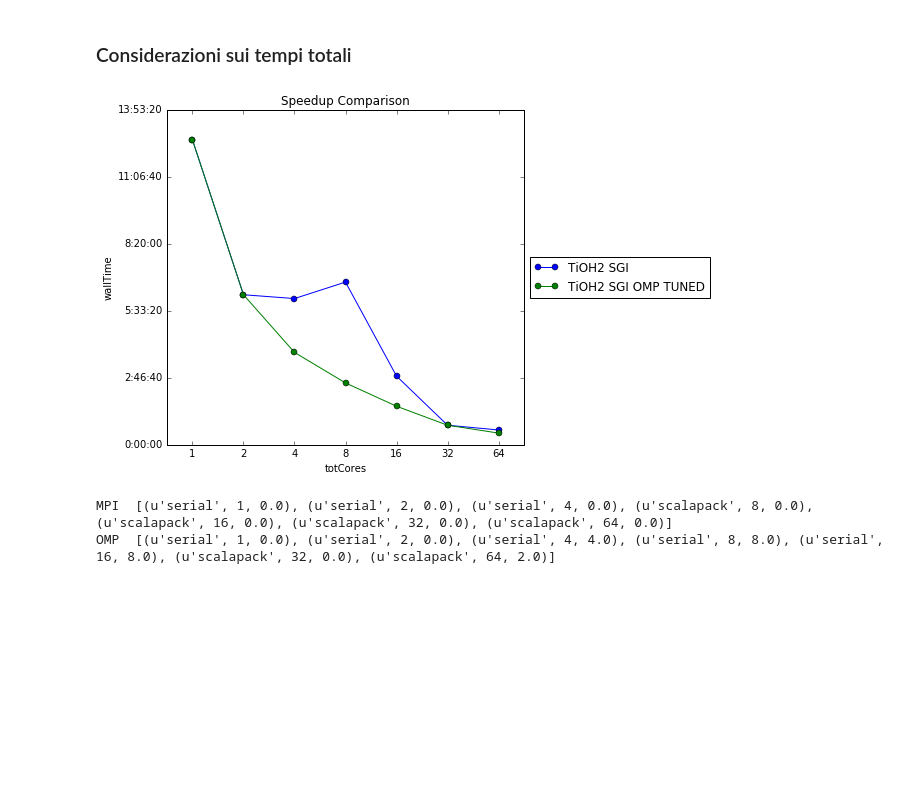
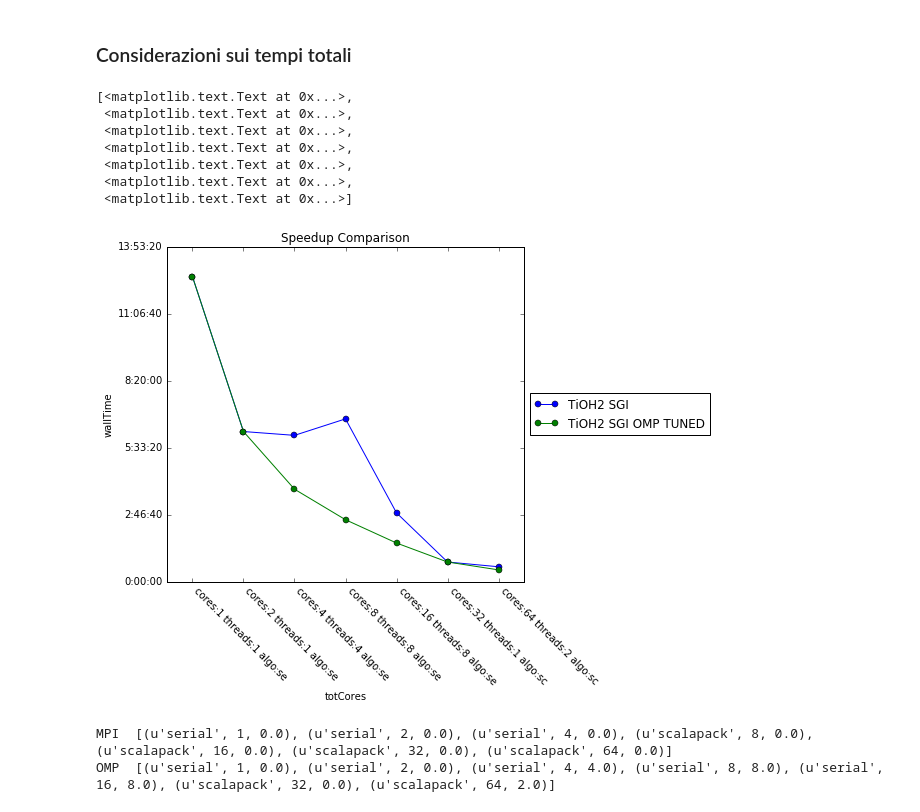
Before and after one commit to gioruffa/qetools, a Jupyter notebook: plotter.ipynb, the cells around one changed output. Cells and saved outputs as stored; diff of their text form; code cells hidden in the pictures; blank space fills up the shorter version.

```diff
--- a/plotter.ipynb
+++ b/plotter.ipynb
@@ -217,6 +217,10 @@ prefix='/data/datiTesi/NUMA/TiOH2_bench/OPENMP/'
 
 # tio4_2_MP.df.cpuTime =  tio4_2_MP.df.cpuTime /tio4_2_MP.header["threadsPerMPI"]
 tio2_2_MP = EspressoRun(prefix+'2rank/2threads/try60/titania2.csv');
+
+tio2_SGI_MP = Experiment()
+tio2_SGI_MP.addRun(tio2)
+tio2_SGI_MP.addRun(tio2_2_MP)
 
 tio4_2_MP = EspressoRun(prefix+'4rank/2threads/try0/titania2.csv');
 tio4_4_MP = EspressoRun(prefix+'4rank/4threads/try0/titania2.csv');
@@ -244,32 +248,44 @@ tio8_SGI_MP.addRun(tio8_8_MP)
 tio16_2_MP = EspressoRun(prefix+'16rank/2threads/try0/titania2.csv');
 tio16_4_MP = EspressoRun(prefix+'16rank/4threads/try0/titania2.csv');
 tio16_8_MP = EspressoRun(prefix+'16rank/8threads/try0/titania2.csv');
+tio16_16_MP = EspressoRun(prefix+'16rank/16threads/try0/titania2.csv');
 
 tio16_SGI_MP = Experiment()
 tio16_SGI_MP.addRun(tio16)
 tio16_SGI_MP.addRun(tio16_2_MP)
 tio16_SGI_MP.addRun(tio16_4_MP)
 tio16_SGI_MP.addRun(tio16_8_MP)
+tio16_SGI_MP.addRun(tio16_16_MP)
 
 tio32_2_MP = EspressoRun(prefix+'32rank/2threads/try0/titania2.csv');
 tio32_4_MP = EspressoRun(prefix+'32rank/4threads/try0/titania2.csv');
 tio32_8_MP = EspressoRun(prefix+'32rank/8threads/try0/titania2.csv');
+tio32_16_MP = EspressoRun(prefix+'32rank/16threads/try0/titania2.csv');
+tio32_32_MP = EspressoRun(prefix+'32rank/32threads/try0/titania2.csv');
 
 tio32_SGI_MP = Experiment()
 tio32_SGI_MP.addRun(tio32)
 tio32_SGI_MP.addRun(tio32_2_MP)
 tio32_SGI_MP.addRun(tio32_4_MP)
 tio32_SGI_MP.addRun(tio32_8_MP)
+tio32_SGI_MP.addRun(tio32_16_MP)
+tio32_SGI_MP.addRun(tio32_32_MP)
 
 tio64_2_MP = EspressoRun(prefix+'64rank/2threads/try0/titania2.csv');
 tio64_4_MP = EspressoRun(prefix+'64rank/4threads/try0/titania2.csv');
 tio64_8_MP = EspressoRun(prefix+'64rank/8threads/try0/titania2.csv');
+tio64_16_MP = EspressoRun(prefix+'64rank/16threads/try0/titania2.csv');
+tio64_32_MP = EspressoRun(prefix+'64rank/32threads/try0/titania2.csv');
+tio64_64_MP = EspressoRun(prefix+'64rank/64threads/try0/titania2.csv');
 
 tio64_SGI_MP = Experiment()
 tio64_SGI_MP.addRun(tio64)
 tio64_SGI_MP.addRun(tio64_2_MP)
 tio64_SGI_MP.addRun(tio64_4_MP)
 tio64_SGI_MP.addRun(tio64_8_MP)
+tio64_SGI_MP.addRun(tio64_16_MP)
+tio64_SGI_MP.addRun(tio64_32_MP)
+tio64_SGI_MP.addRun(tio64_64_MP)
 
 
 tio_MP_GoodRun = Experiment();
@@ -781,10 +864,24 @@ PS tutti i benchmarks dei privati e la letteratura sostiene che l'utilizzo dei t
 # %%
 fig = plt.figure(figsize=(10,6))
 ax2 = plt.subplot(111)
 tioSgi.plotFunction(metric="wallTime",functions=['PWSCF'], labels=['TiOH2 SGI'],figure=fig,axes=ax2,title='Speedup Comparison')
 tio_MP_GoodRun.plotFunction(metric="wallTime",functions=['PWSCF'], labels=['TiOH2 SGI OMP TUNED'],figure=fig,axes=ax2,title='Speedup Comparison')
+
+asd =  map(lambda x : (x.header['diagAlgo'] ,x.header['totCores'],
+                       int(x.header['threadsPerMPI']) if x.header['threadsPerMPI'] != 0 else 1  ),tio_MP_GoodRun.runs)
+lol = [ "cores:%s threads:%s algo:%s"%(x[1],x[2],x[0][0:2]) for x in asd]
+#print lol
+#print ax2.get_xticklabels()
+ax2.set_xticklabels(lol,rotation=-45,ha='left')
 # %% [output]
+[<matplotlib.text.Text at 0x...>,
+ <matplotlib.text.Text at 0x...>,
+ <matplotlib.text.Text at 0x...>,
+ <matplotlib.text.Text at 0x...>,
+ <matplotlib.text.Text at 0x...>,
+ <matplotlib.text.Text at 0x...>,
+ <matplotlib.text.Text at 0x...>]
-[figure, old version]
+[figure, new version]
 # %%
 print 'MPI ',
 print map(lambda x : (x.header['diagAlgo'] ,x.header['totCores'], x.header['threadsPerMPI'] ),tioSgi.runs)
```
Also changed, not shown: parts of 40 cells of this notebook, 2 other files.
